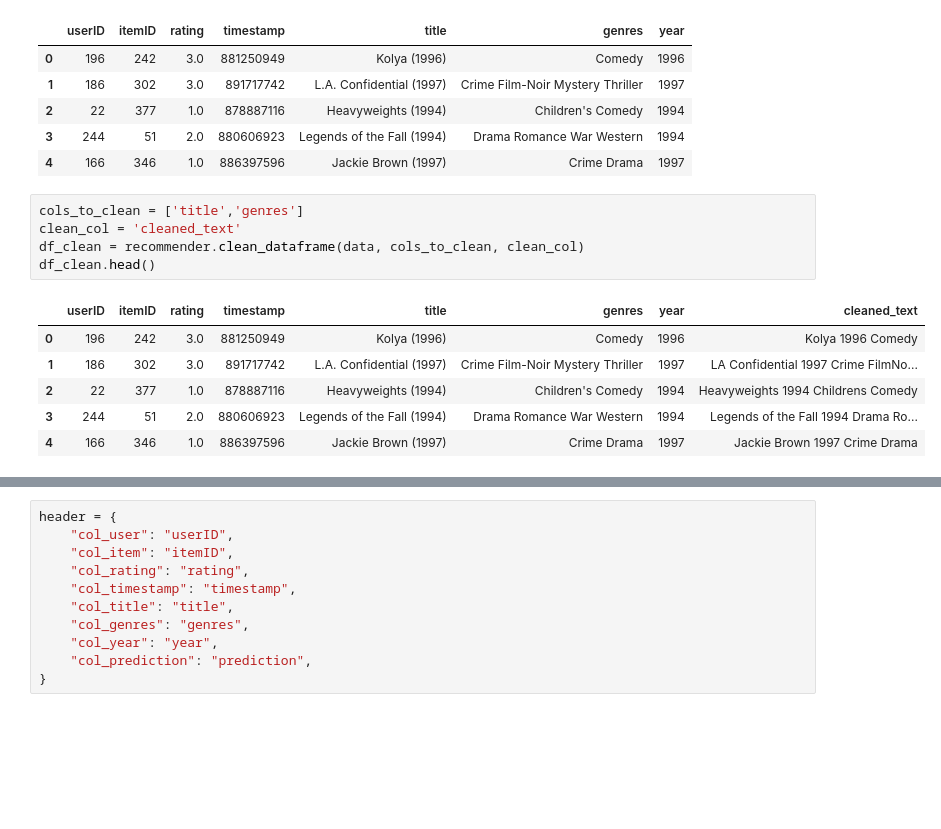
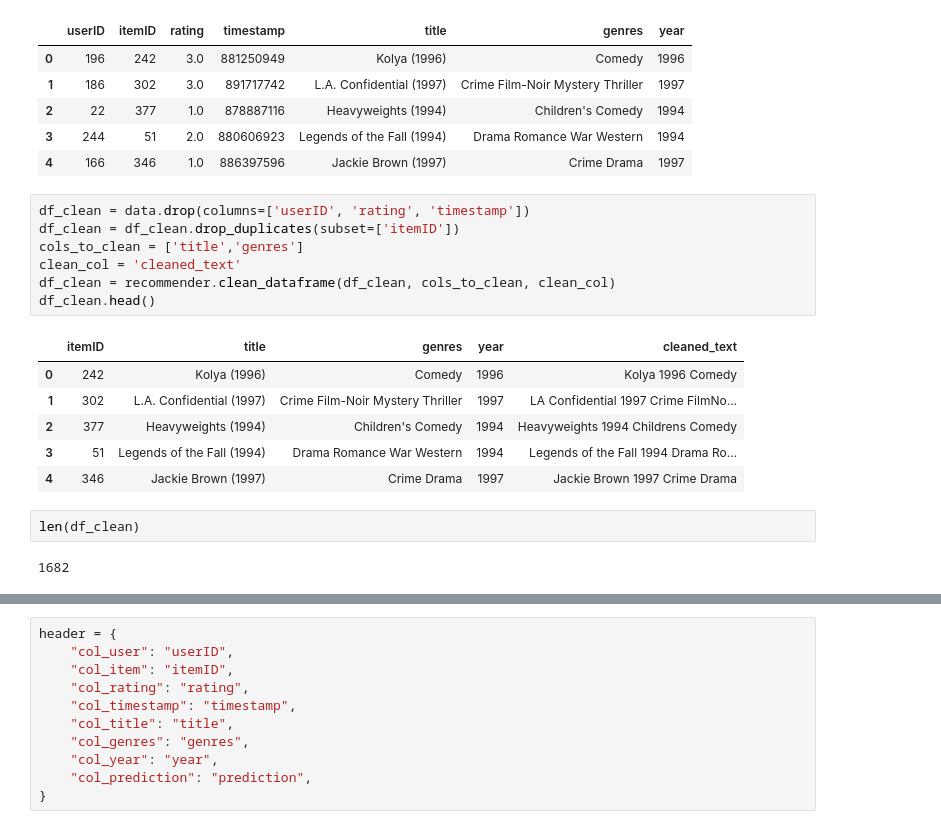
Before and after one commit to PUT-RecSys-Research/qpera-thesis, a Jupyter notebook: notebooks/CBF.ipynb, the cells around one changed output, grey strips where cells are left out. Drawn from its saved outputs; the diff is of its cells as text; blank space fills up the shorter version.

```diff
--- a/notebooks/CBF.ipynb
+++ b/notebooks/CBF.ipynb
@@ -88,14 +85,20 @@ data.head()
 | 3 | 244 | 51 | 2.0 | 880606923 | Legends of the Fall (1994) | Drama Romance War Western | 1994 |
 | 4 | 166 | 346 | 1.0 | 886397596 | Jackie Brown (1997) | Crime Drama | 1997 |
 # %%
+df_clean = data.drop(columns=['userID', 'rating', 'timestamp'])
+df_clean = df_clean.drop_duplicates(subset=['itemID'])
 cols_to_clean = ['title','genres']
 clean_col = 'cleaned_text'
-df_clean = recommender.clean_dataframe(data, cols_to_clean, clean_col)
+df_clean = recommender.clean_dataframe(df_clean, cols_to_clean, clean_col)
 df_clean.head()
 # %% [output]
-|  | userID | itemID | rating | timestamp | title | genres | year | cleaned_text |
-| 0 | 196 | 242 | 3.0 | 881250949 | Kolya (1996) | Comedy | 1996 | Kolya 1996 Comedy |
-| 1 | 186 | 302 | 3.0 | 891717742 | L.A. Confidential (1997) | Crime Film-Noir Mystery Thriller | 1997 | LA Confidential 1997 Crime FilmNo... |
-| 2 | 22 | 377 | 1.0 | 878887116 | Heavyweights (1994) | Children's Comedy | 1994 | Heavyweights 1994 Childrens Comedy |
-| 3 | 244 | 51 | 2.0 | 880606923 | Legends of the Fall (1994) | Drama Romance War Western | 1994 | Legends of the Fall 1994 Drama Ro... |
-| 4 | 166 | 346 | 1.0 | 886397596 | Jackie Brown (1997) | Crime Drama | 1997 | Jackie Brown 1997 Crime Drama |
+|  | itemID | title | genres | year | cleaned_text |
+| 0 | 242 | Kolya (1996) | Comedy | 1996 | Kolya 1996 Comedy |
+| 1 | 302 | L.A. Confidential (1997) | Crime Film-Noir Mystery Thriller | 1997 | LA Confidential 1997 Crime FilmNo... |
+| 2 | 377 | Heavyweights (1994) | Children's Comedy | 1994 | Heavyweights 1994 Childrens Comedy |
+| 3 | 51 | Legends of the Fall (1994) | Drama Romance War Western | 1994 | Legends of the Fall 1994 Drama Ro... |
+| 4 | 346 | Jackie Brown (1997) | Crime Drama | 1997 | Jackie Brown 1997 Crime Drama |
+# %%
+len(df_clean)
+# %% [output]
+1682
```
Also changed, not shown: parts of 19 cells of this notebook, 35 other files.
